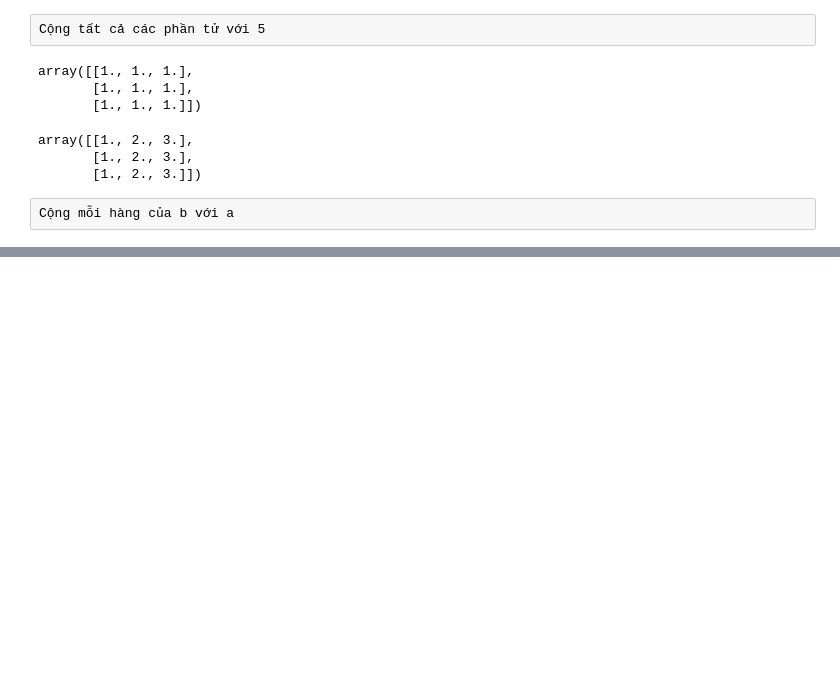
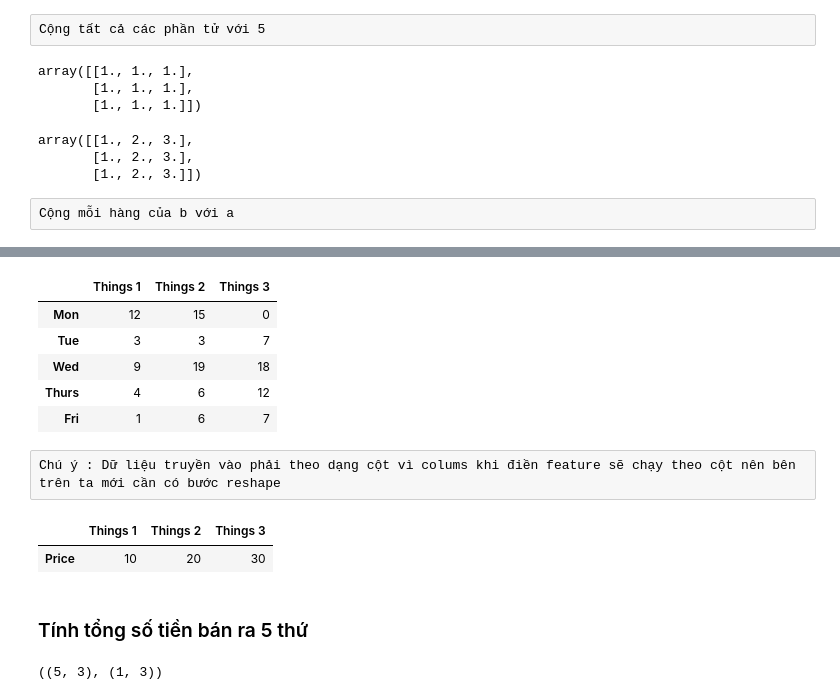
Before and after one commit to ktoan911/DataScience_Basic, a Jupyter notebook: data-science-main/Code/A3_Numpy/NumPy_Notebook.ipynb, the cells around one changed output, grey strips where cells are left out. Drawn from its saved outputs; the diff is of its cells as text; code cells hidden in the pictures; blank space fills up the shorter version.

```diff
--- a/data-science-main/Code/A3_Numpy/NumPy_Notebook.ipynb
+++ b/data-science-main/Code/A3_Numpy/NumPy_Notebook.ipynb
@@ -358,0 +507,5 @@ Cộng mỗi hàng của b với a
+# %%
+# Number of jars sold
+
+np.random.seed(0)
+sales_amounts = np.random.randint(20, size =(5,3))
@@ -358,0 +535,9 @@ Cộng mỗi hàng của b với a
+# %%
+weekly_sales
+# %% [output]
+|  | Things 1 | Things 2 | Things 3 |
+| Mon | 12 | 15 | 0 |
+| Tue | 3 | 3 | 7 |
+| Wed | 9 | 19 | 18 |
+| Thurs | 4 | 6 | 12 |
+| Fri | 1 | 6 | 7 |
@@ -358,0 +550,13 @@ Cộng mỗi hàng của b với a
+# %% [raw]
+Chú ý : Dữ liệu truyền vào phải theo dạng cột vì colums khi điền feature sẽ chạy theo cột nên bên trên ta mới cần có bước reshape
+# %%
+things_prices
+# %% [output]
+|  | Things 1 | Things 2 | Things 3 |
+| Price | 10 | 20 | 30 |
+# %% [markdown]
+### Tính tổng số tiền bán ra 5 thứ
+# %%
+weekly_sales.shape, things_prices.shape
+# %% [output]
+((5, 3), (1, 3))
```
Also changed, not shown: parts of 63 cells of this notebook.
